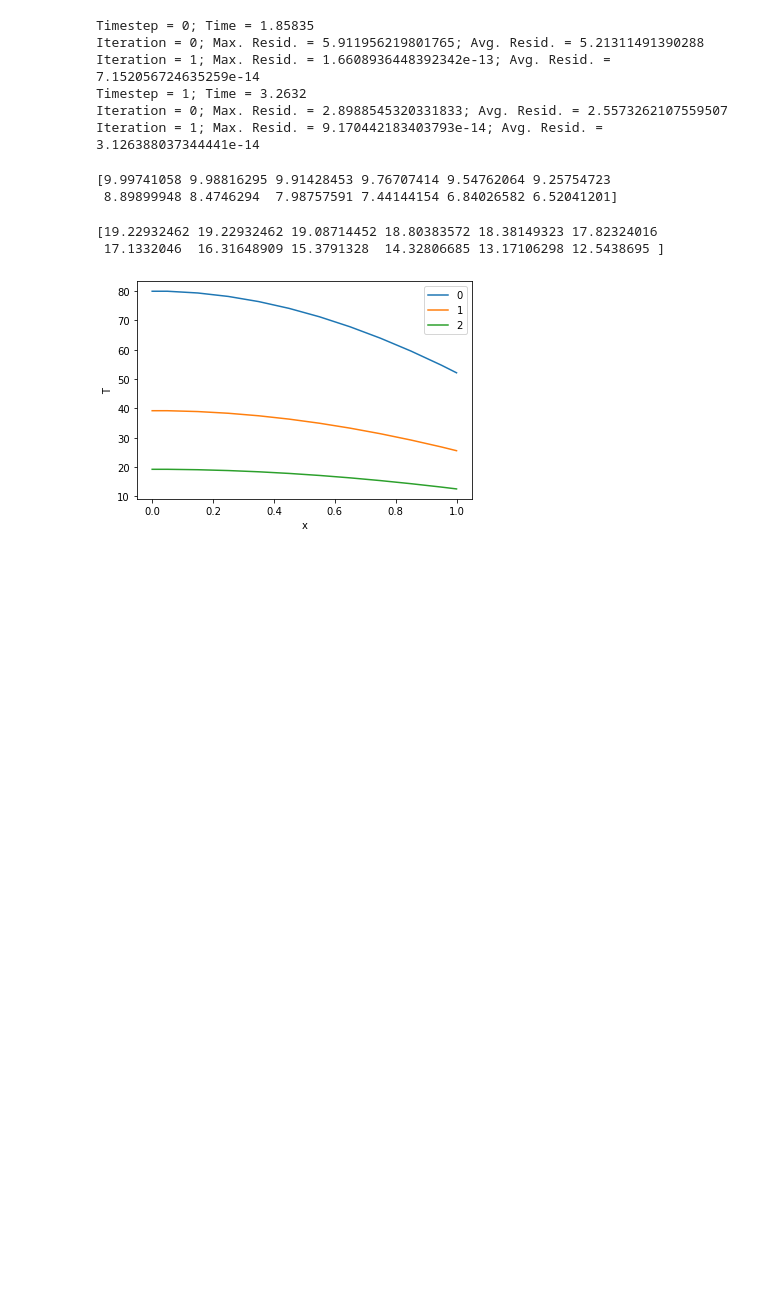
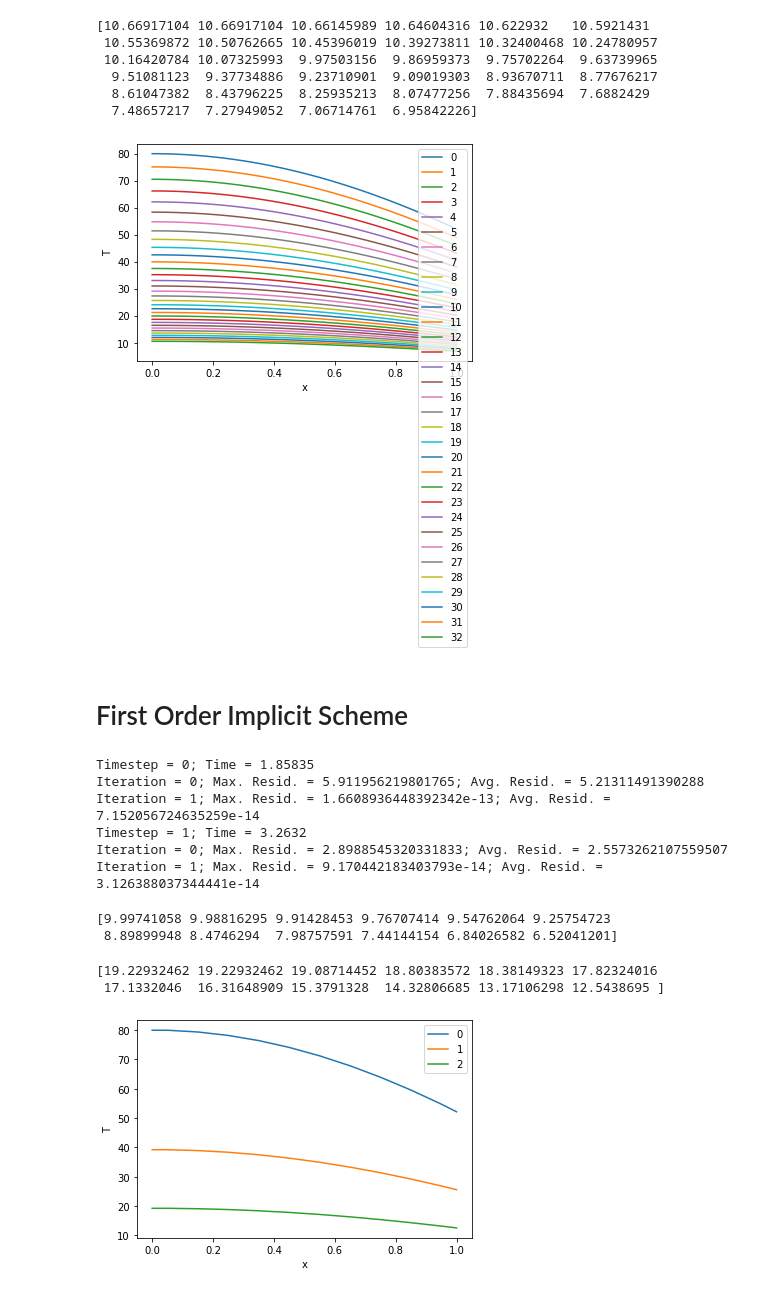
Before and after one commit to LamiaAroni/CFD_project2, a Jupyter notebook: Assignment_2.ipynb, the cells around one changed output. Saved outputs shown, nothing was run; the diff lists cells and outputs as text; code cells hidden in the pictures; blank space fills up the shorter version.

```diff
--- a/Assignment_2.ipynb
+++ b/Assignment_2.ipynb
@@ -70,3 +500,27 @@ class RobinBc:
+# %%
+%matplotlib inline
+import matplotlib.pyplot as plt
+import math
+
+i = 0
+for T in T_solns:
+    plt.plot(grid.xP, T, label=str(i))
+    i += 1
+print(T)
+plt.xlabel("x")
+plt.ylabel("T")
+plt.legend()
+plt.show()
+# %% [output]
+[10.66917104 10.66917104 10.66145989 10.64604316 10.622932   10.5921431
+ 10.55369872 10.50762665 10.45396019 10.39273811 10.32400468 10.24780957
+ 10.16420784 10.07325993  9.97503156  9.86959373  9.75702264  9.63739965
+  9.51081123  9.37734886  9.23710901  9.09019303  8.93670711  8.77676217
+  8.61047382  8.43796225  8.25935213  8.07477256  7.88435694  7.6882429
+  7.48657217  7.27949052  7.06714761  6.95842226]
+[figure, added]
+# %% [markdown]
+# First Order Implicit Scheme
 # %%
 from Lesson3.Grid import Grid
 from Lesson3.ScalarCoeffs import ScalarCoeffs
```
Also changed, not shown: parts of 53 cells of this notebook.
